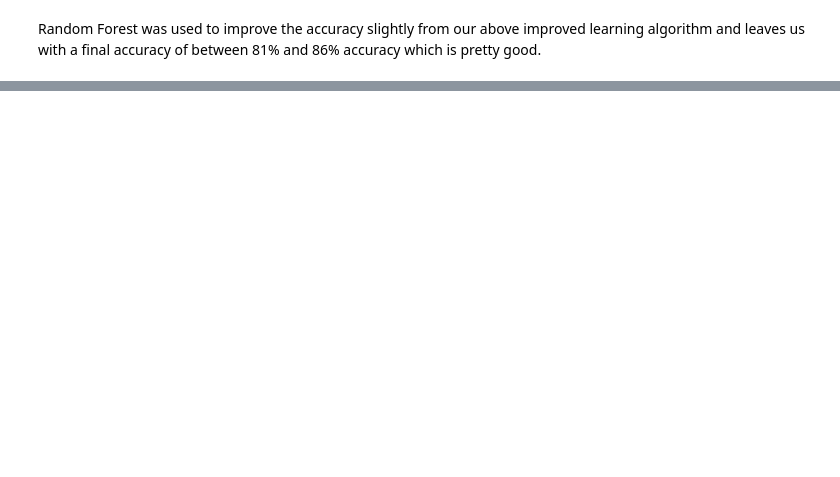
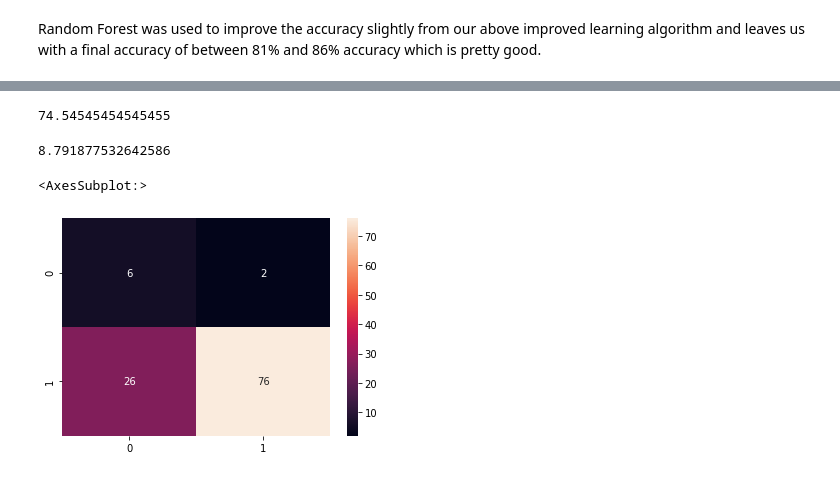
Before and after one commit to bongo1007/ACML, a Jupyter notebook: Project.ipynb, the cells around one changed output, grey strips where cells are left out. Saved outputs shown, nothing was run; the diff lists cells and outputs as text; code cells hidden in the pictures; blank space fills up the shorter version.

```diff
--- a/Project.ipynb
+++ b/Project.ipynb
@@ -864,0 +912,4 @@ Random Forest was used to improve the accuracy slightly from our above improved
+# %%
+x_train_new = x_train[[ "ApplicantIncome", "CoapplicantIncome", "LoanAmount", "Loan_Amount_Term"]].copy()
+x_test_new = x_test[[ "ApplicantIncome", "CoapplicantIncome", "LoanAmount", "Loan_Amount_Term"]].copy()
+x_train_new.head()
@@ -864,0 +923,11 @@ Random Forest was used to improve the accuracy slightly from our above improved
+# %%
+accuracy_new = np.array([])
+for k in range(1,50):
+    classifier = KNeighborsClassifier(n_neighbors=k)
+    classifier.fit(x_train_new, y_train)
+    y_pred_new = classifier.predict(x_test_new)
+    acc = accuracy_score(y_test,y_pred_new)*100
+    accuracy_new =  np.append(accuracy_new, acc)
+
+print(np.argmax(accuracy_new))
+print(accuracy_new)
@@ -864,0 +945,18 @@ Random Forest was used to improve the accuracy slightly from our above improved
+# %%
+knn_classifier = KNeighborsClassifier(n_neighbors=17)
+knn_classifier.fit(x_train, y_train)
+y_pred = knn_classifier.predict(x_test)
+# %%
+accuracy_score(y_test,y_pred)*100
+# %% [output]
+74.54545454545455
+# %%
+log_loss(y_test,y_pred)
+# %% [output]
+8.791877532642586
+# %%
+cf_matrix = confusion_matrix(y_pred, y_test)
+sns.heatmap(cf_matrix, annot=True,fmt='g')
+# %% [output]
+<AxesSubplot:>
+[figure, added]
```
Also changed, not shown: parts of 49 cells of this notebook.
